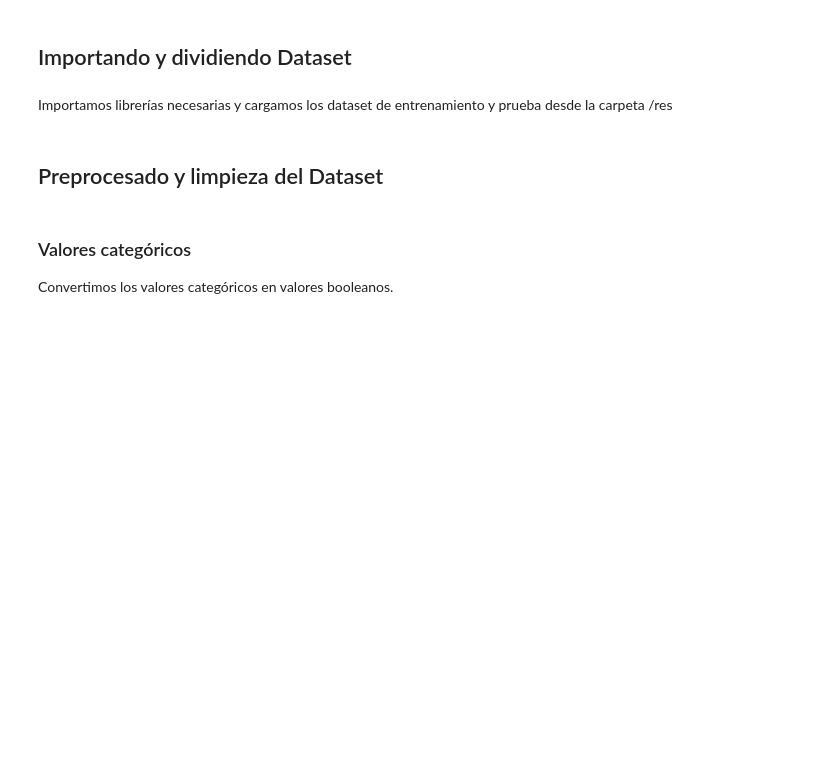
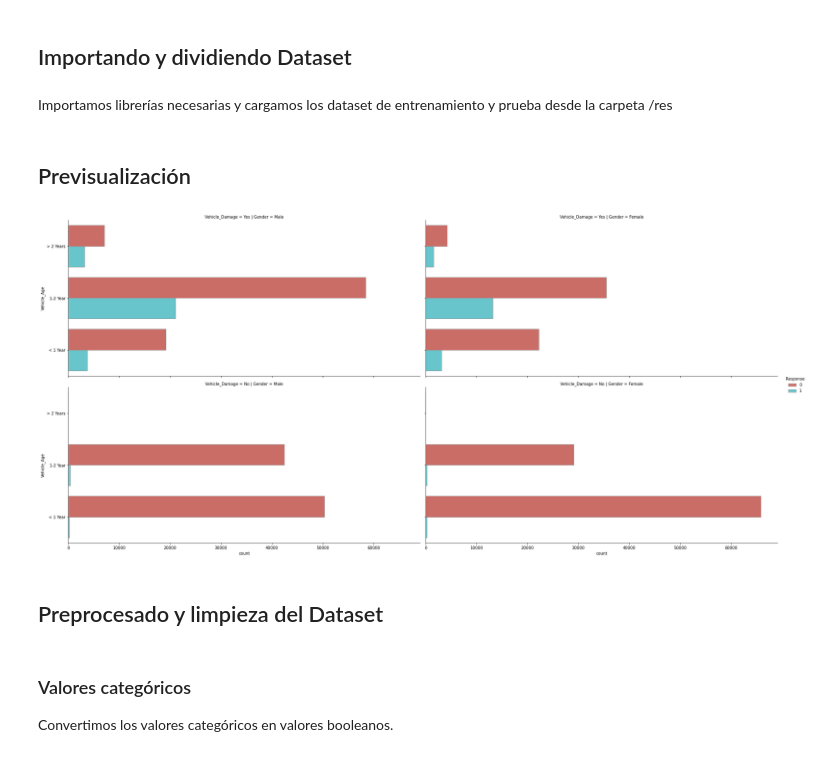
Before and after one commit to GZabalaG/AIMaster, a Jupyter notebook: Datasets_Analysis/car_insurance.ipynb, the cells around one changed output. Saved outputs shown, nothing was run; the diff lists cells and outputs as text; code cells hidden in the pictures; blank space fills up the shorter version.

```diff
--- a/Datasets_Analysis/car_insurance.ipynb
+++ b/Datasets_Analysis/car_insurance.ipynb
@@ -44,5 +45,11 @@ x_train, x_test, y_train, y_test = train_test_split(x, y, test_size = 0.25, rand
 
 test_final = pd.read_csv('../res/test_final.csv').iloc[:, 1:] # Test Dataset variable and index (pandas index = dataset index - 1)
+# %% [markdown]
+## Previsualización
+# %%
+g = sns.catplot(y='Vehicle_Age', hue="Response", col='Gender', row='Vehicle_Damage', kind="count", height=6, aspect=13/6, legend=True, palette='hls', edgecolor=".6", data=train)
+# %% [output]
+[figure, added]
 # %% [markdown]
 ## Preprocesado y limpieza del Dataset
 # %% [markdown]
```
Also changed, not shown: parts of 6 cells of this notebook.
